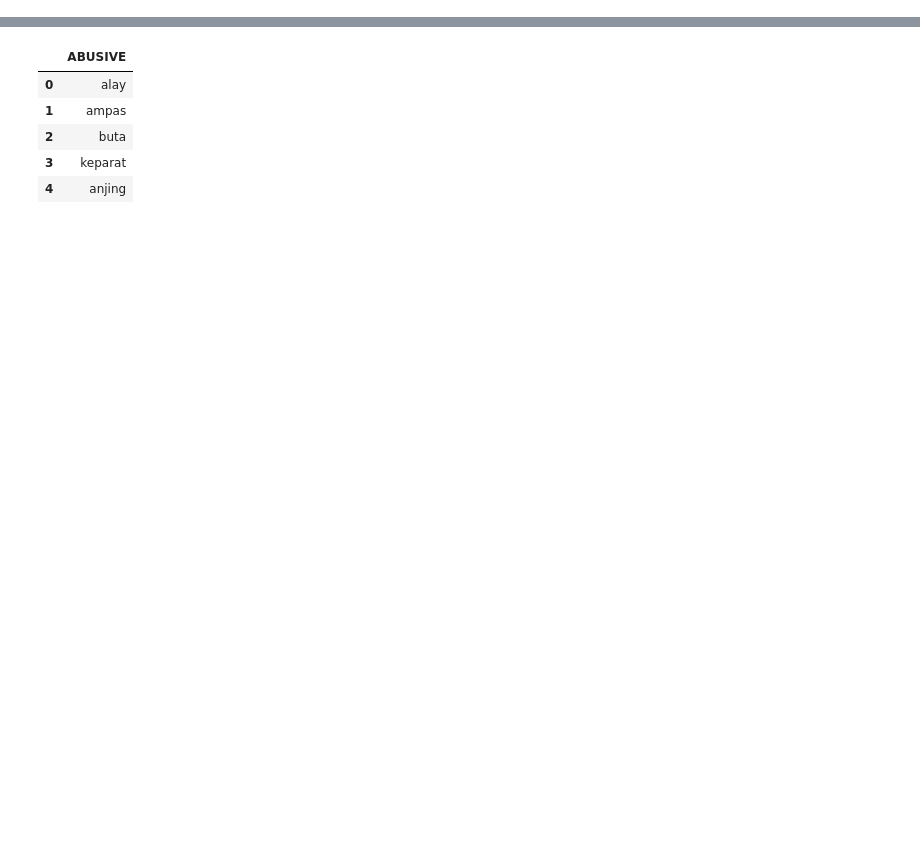
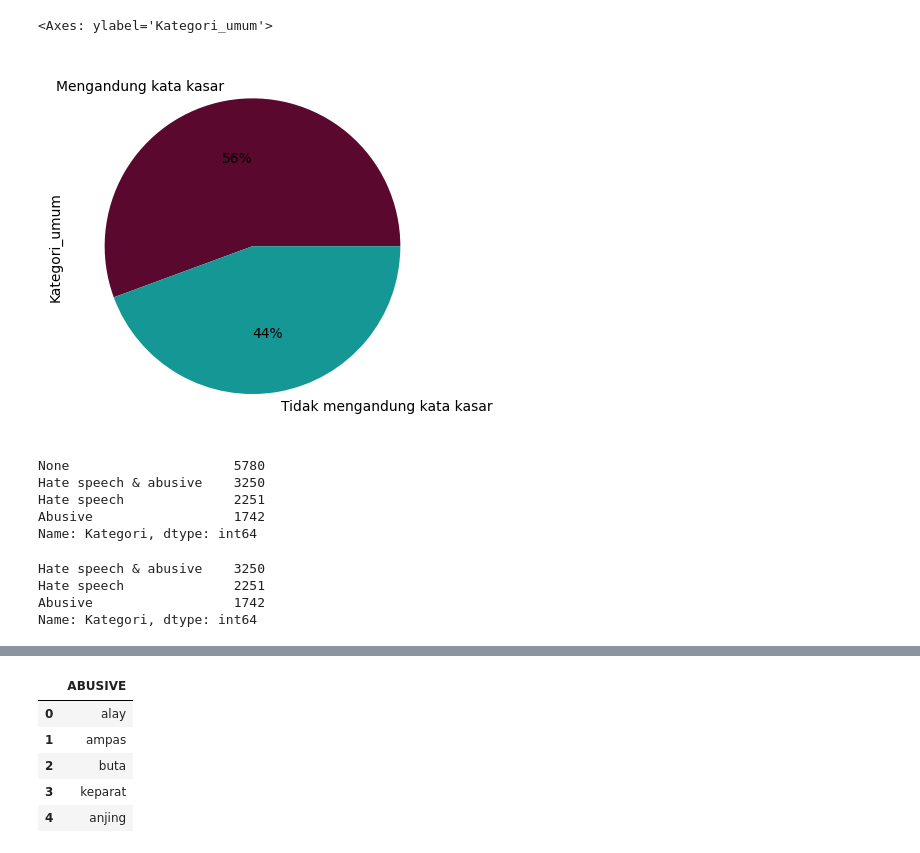
Before and after one commit to htomom/GoldChallenge, a Jupyter notebook: Workbook1.ipynb, the cells around one changed output, grey strips where cells are left out. Drawn from its saved outputs; the diff is of its cells as text; code cells hidden in the pictures; blank space fills up the shorter version.

```diff
--- a/Workbook1.ipynb
+++ b/Workbook1.ipynb
@@ -11,0 +104,5 @@ df_abusive = pd.read_csv("abusive.csv")
+# %%
+data['Kategori_umum'].value_counts().plot.pie(autopct='%1.0f%%', colors = ['#5A082D','#159895'])
+# %% [output]
+<Axes: ylabel='Kategori_umum'>
+[figure, added]
@@ -11,0 +123,18 @@ df_abusive = pd.read_csv("abusive.csv")
+# %%
+data['Kategori'].value_counts()
+# %% [output]
+None                     5780
+Hate speech & abusive    3250
+Hate speech              2251
+Abusive                  1742
+Name: Kategori, dtype: int64
+# %%
+# cleaning none pada kolom kategori
+
+filter = data['Kategori'] == 'None'
+data[~filter]['Kategori'].value_counts()
+# %% [output]
+Hate speech & abusive    3250
+Hate speech              2251
+Abusive                  1742
+Name: Kategori, dtype: int64
```
Also changed, not shown: parts of 43 cells of this notebook, 6 other files.
